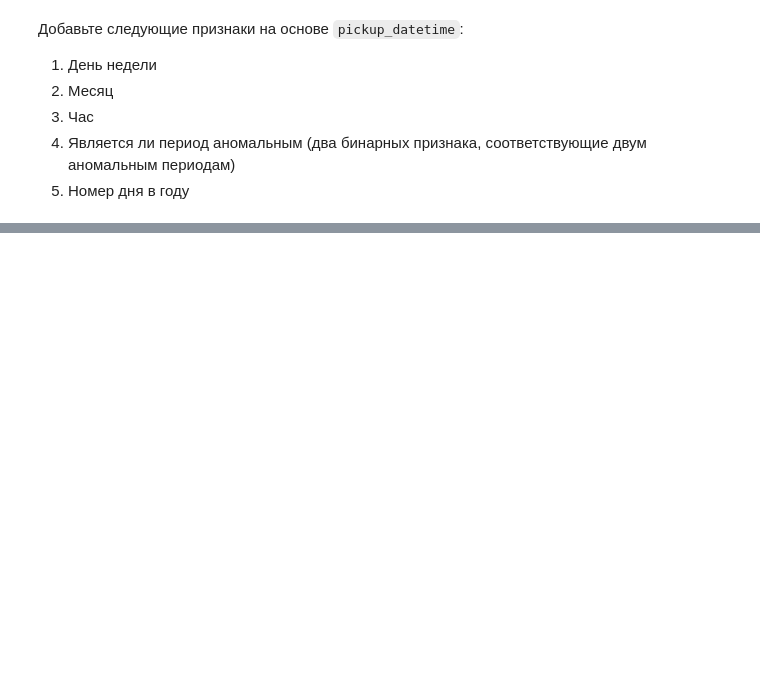
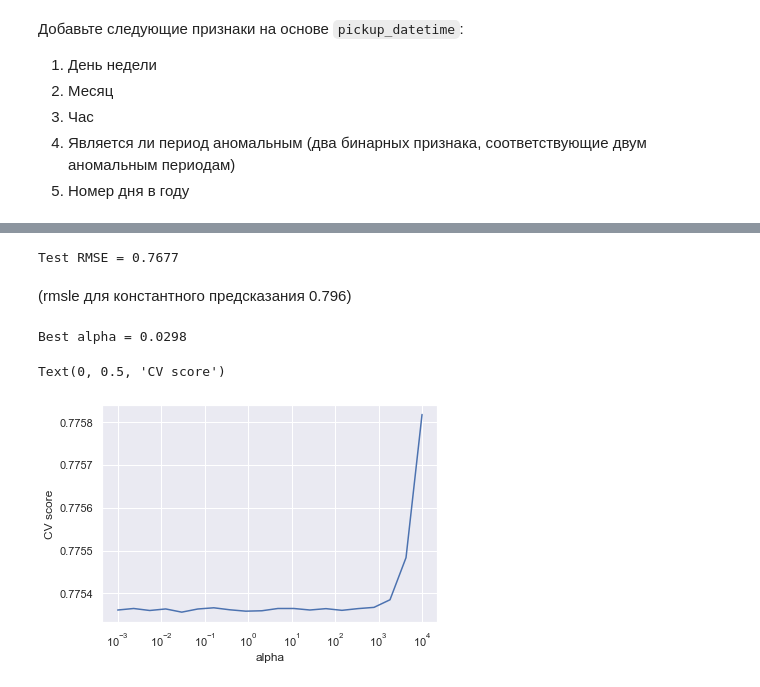
Before and after one commit to AndreyCh20/ml-course-hse-homeworks, a Jupyter notebook: 2/hw2.ipynb, the cells around one changed output, grey strips where cells are left out. Drawn from its saved outputs; the diff is of its cells as text; code cells hidden in the pictures; blank space fills up the shorter version.

```diff
--- a/2/hw2.ipynb
+++ b/2/hw2.ipynb
@@ -260,0 +257,3 @@ df_train.drop(columns=['id','vendor_id','pickup_datetime','day'], inplace=True)
+# %%
+X_train = df_train.drop(columns='log_trip_duration')
+y_train = df_train['log_trip_duration']
@@ -260,0 +268,3 @@ df_train.drop(columns=['id','vendor_id','pickup_datetime','day'], inplace=True)
+# %%
+categorical = ['store_and_fwd_flag','day_of_week','month','hour']
+numeric_features = list(set.difference(set(X_train.columns),set(categorical)))
@@ -260,0 +273,18 @@ df_train.drop(columns=['id','vendor_id','pickup_datetime','day'], inplace=True)
+# %%
+column_transformer = ColumnTransformer([
+    ('ohe', OneHotEncoder(handle_unknown="ignore"), categorical),
+    ('scaling', StandardScaler(), numeric_features)
+])
+
+pipeline = Pipeline(steps=[
+    ('ohe_and_scaling', column_transformer),
+    ('regression', Ridge())
+])
+
+model = pipeline.fit(X_train, y_train)
+y_pred = model.predict(X_test)
+print("Test RMSE = %.4f" % mean_squared_error(y_test, y_pred, squared=False))
+# %% [output]
+Test RMSE = 0.7677
+# %% [markdown]
+(rmsle для константного предсказания 0.796)
@@ -260,0 +294,17 @@ df_train.drop(columns=['id','vendor_id','pickup_datetime','day'], inplace=True)
+# %%
+alphas = np.logspace(-3, 4, 20)
+searcher = GridSearchCV(pipeline, [{"regression__alpha": alphas}],
+                        scoring="neg_root_mean_squared_error", cv=5, n_jobs=-1)
+searcher.fit(X_train, y_train)
+
+best_alpha = searcher.best_params_["regression__alpha"]
+print("Best alpha = %.4f" % best_alpha)
+
+plt.plot(alphas, -searcher.cv_results_["mean_test_score"])
+plt.xscale("log")
+plt.xlabel("alpha")
+plt.ylabel("CV score")
+# %% [output]
+Best alpha = 0.0298
+Text(0, 0.5, 'CV score')
+[figure, added]
```
Also changed, not shown: parts of 6 cells of this notebook.
